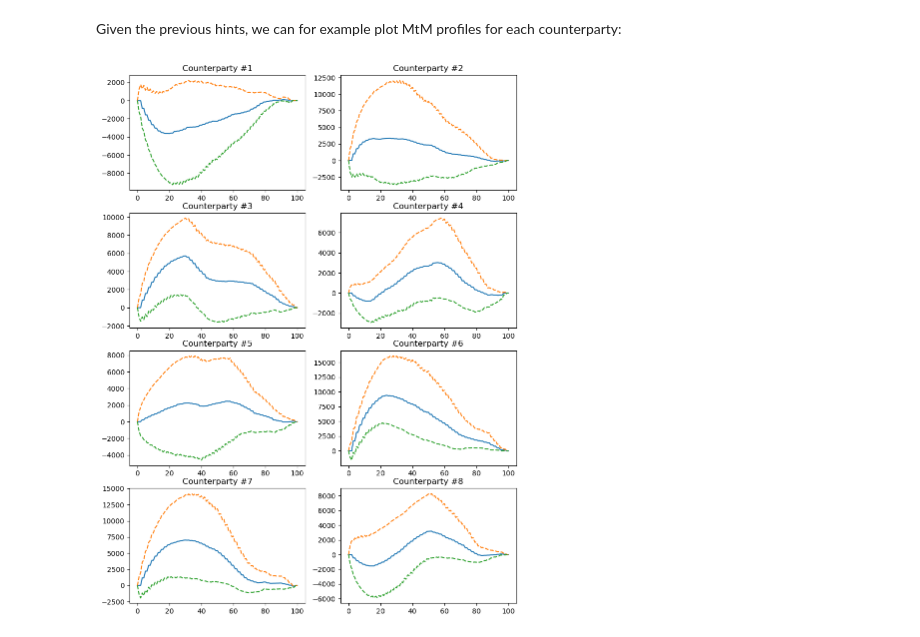
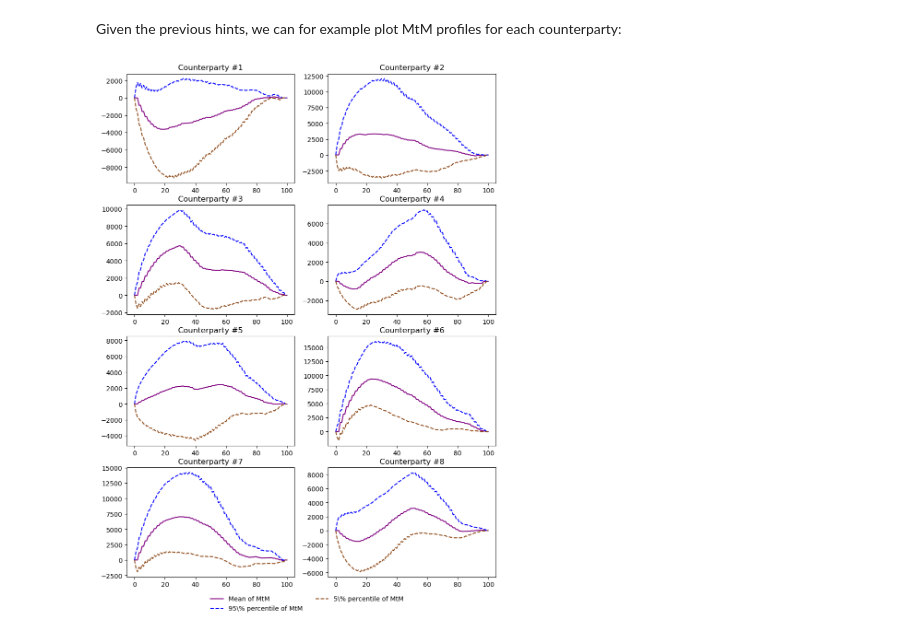
Before and after one commit to BouazzaSE/NeuralXVA, a Jupyter notebook: Demo - Simulations on the GPU.ipynb, the cells around one changed output. Saved outputs shown, nothing was run; the diff lists cells and outputs as text; code cells hidden in the pictures.

```diff
--- a/Demo - Simulations on the GPU.ipynb
+++ b/Demo - Simulations on the GPU.ipynb
@@ -154,10 +154,12 @@ Given the previous hints, we can for example plot MtM profiles for each counterp
 # %%
 fig, axs = plt.subplots(4, 2, figsize=(10, 14), dpi=100)
 for i in range(4):
     for j in range(2):
-        axs[i,j].plot(diffusion_engine.mtm_by_cpty[:, 2*i+j].mean(axis=1))
-        axs[i,j].plot(np.percentile(diffusion_engine.mtm_by_cpty[:, 2*i+j], 95, axis=1), linestyle='dashed')
-        axs[i,j].plot(np.percentile(diffusion_engine.mtm_by_cpty[:, 2*i+j], 5, axis=1), linestyle='dashed')
+        axs[i,j].plot(diffusion_engine.mtm_by_cpty[:, 2*i+j].mean(axis=1), color='purple', label='Mean of MtM')
+        axs[i,j].plot(np.percentile(diffusion_engine.mtm_by_cpty[:, 2*i+j], 95, axis=1), linestyle='dashed', color='blue', label='95\% percentile of MtM')
+        axs[i,j].plot(np.percentile(diffusion_engine.mtm_by_cpty[:, 2*i+j], 5, axis=1), linestyle='dashed', color='saddlebrown', label='5\% percentile of MtM')
         axs[i,j].set_title('Counterparty #{}'.format(2*i+j+1))
+fig.subplots_adjust(top=0.9, left=0.1, right=0.9, bottom=0.12)
+lgd = axs.flatten()[-1].legend(loc='upper center', bbox_to_anchor=(-0.125, -0.12), ncol=2, frameon=False)
 # %% [output]
-[figure, old version]
+[figure, new version]
```
